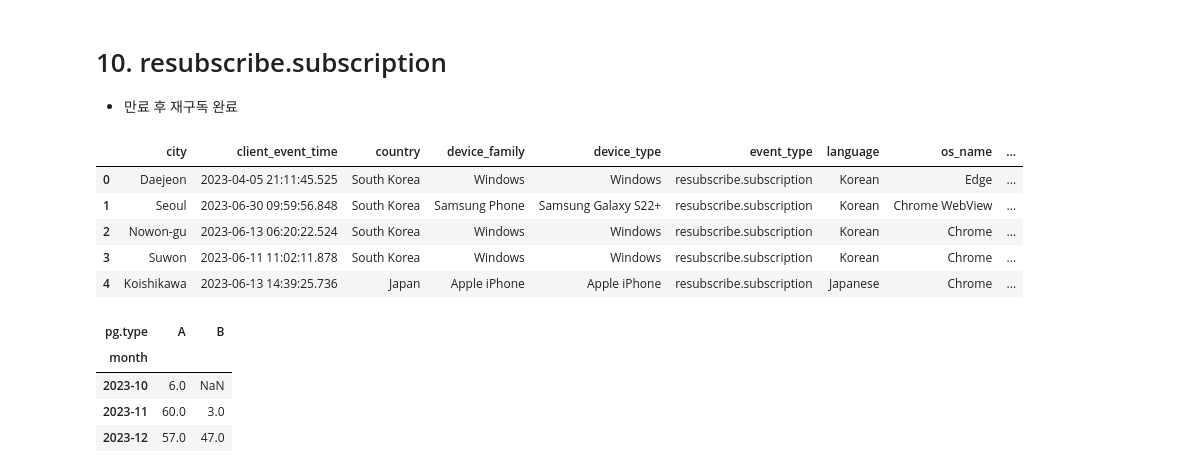
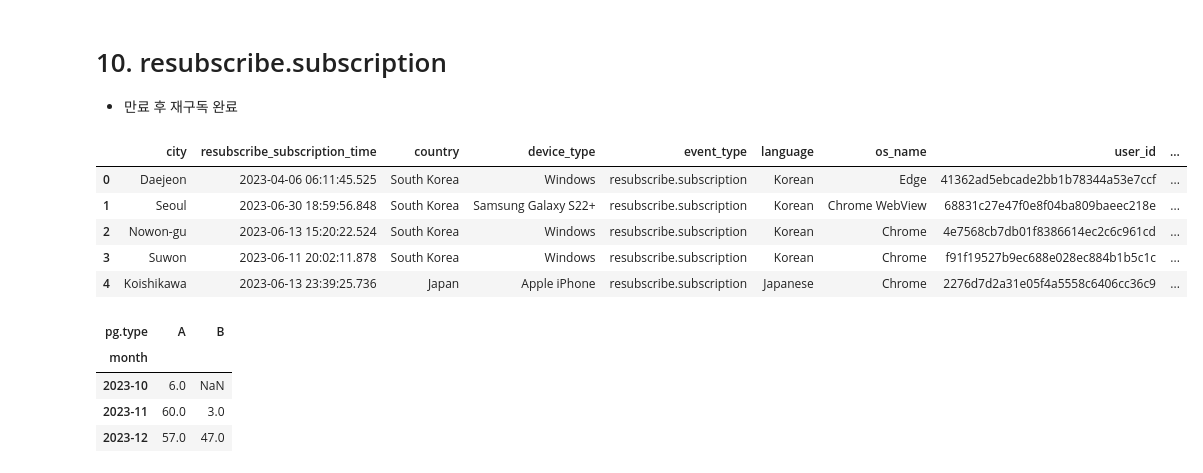
Before and after one commit to saeraniren/intermediate_project, a Jupyter notebook: haein_funnel_eda.ipynb, the cells around one changed output. Cells and saved outputs as stored; diff of their text form; code cells hidden in the pictures.

```diff
--- a/haein_funnel_eda.ipynb
+++ b/haein_funnel_eda.ipynb
@@ -1902,16 +2413,28 @@ display(pg_counts)
 - 만료 후 재구독 완료
 # %%
 resubscribe_subscription = pd.read_csv('/Users/haein/Desktop/코드잇-데이터분석/중급 프로젝트/주제 2/resubscribe.subscription.csv')
-resubscribe_subscription.drop(columns=['device_carrier'], inplace = True)
-resubscribe_subscription.rename(columns={'pg.type': 'pg_type','plan.price':'plan_price','coupon.discout_amount':'coupon_discout_amount'}, inplace=True)
+resubscribe_subscription.drop(columns=['device_carrier','os_version','device_family','platform'], inplace=True)
+resubscribe_subscription.rename(columns={'client_event_time': 'resubscribe_subscription_time'}, inplace=True)
+resubscribe_subscription.drop(resubscribe_subscription[resubscribe_subscription['os_name'] == 'Chrome Headless'].index, inplace=True)
+
+# client_event_time을 datetime 형식으로 변환
+resubscribe_subscription['resubscribe_subscription_time'] = pd.to_datetime(resubscribe_subscription['resubscribe_subscription_time'])
+
+# 9시간 추가 (UTC+9 적용)
+resubscribe_subscription['resubscribe_subscription_time'] = resubscribe_subscription['resubscribe_subscription_time'] + pd.Timedelta(hours=9)
+
+# 시간 필터링
+resubscribe_subscription = resubscribe_subscription.loc[
+    resubscribe_subscription['resubscribe_subscription_time'].dt.year.between(2022, 2023)]
+
 resubscribe_subscription.head()
 # %% [output]
-|  | city | client_event_time | country | device_family | device_type | event_type | language | os_name | ... |
-| 0 | Daejeon | 2023-04-05 21:11:45.525 | South Korea | Windows | Windows | resubscribe.subscription | Korean | Edge | ... |
-| 1 | Seoul | 2023-06-30 09:59:56.848 | South Korea | Samsung Phone | Samsung Galaxy S22+ | resubscribe.subscription | Korean | Chrome WebView | ... |
-| 2 | Nowon-gu | 2023-06-13 06:20:22.524 | South Korea | Windows | Windows | resubscribe.subscription | Korean | Chrome | ... |
-| 3 | Suwon | 2023-06-11 11:02:11.878 | South Korea | Windows | Windows | resubscribe.subscription | Korean | Chrome | ... |
-| 4 | Koishikawa | 2023-06-13 14:39:25.736 | Japan | Apple iPhone | Apple iPhone | resubscribe.subscription | Japanese | Chrome | ... |
+|  | city | resubscribe_subscription_time | country | device_type | event_type | language | os_name | user_id | ... |
+| 0 | Daejeon | 2023-04-06 06:11:45.525 | South Korea | Windows | resubscribe.subscription | Korean | Edge | 41362ad5ebcade2bb1b78344a53e7ccf | ... |
+| 1 | Seoul | 2023-06-30 18:59:56.848 | South Korea | Samsung Galaxy S22+ | resubscribe.subscription | Korean | Chrome WebView | 68831c27e47f0e8f04ba809baeec218e | ... |
+| 2 | Nowon-gu | 2023-06-13 15:20:22.524 | South Korea | Windows | resubscribe.subscription | Korean | Chrome | 4e7568cb7db01f8386614ec2c6c961cd | ... |
+| 3 | Suwon | 2023-06-11 20:02:11.878 | South Korea | Windows | resubscribe.subscription | Korean | Chrome | f91f19527b9ec688e028ec884b1b5c1c | ... |
+| 4 | Koishikawa | 2023-06-13 23:39:25.736 | Japan | Apple iPhone | resubscribe.subscription | Japanese | Chrome | 2276d7d2a31e05f4a5558c6406cc36c9 | ... |
 # %%
 # 시간대별 버튼 클릭 횟수 보기
 resubscribe_subscription['client_event_time'] = pd.to_datetime(resubscribe_subscription['client_event_time'], errors='coerce')
```
Also changed, not shown: parts of 32 cells of this notebook.
